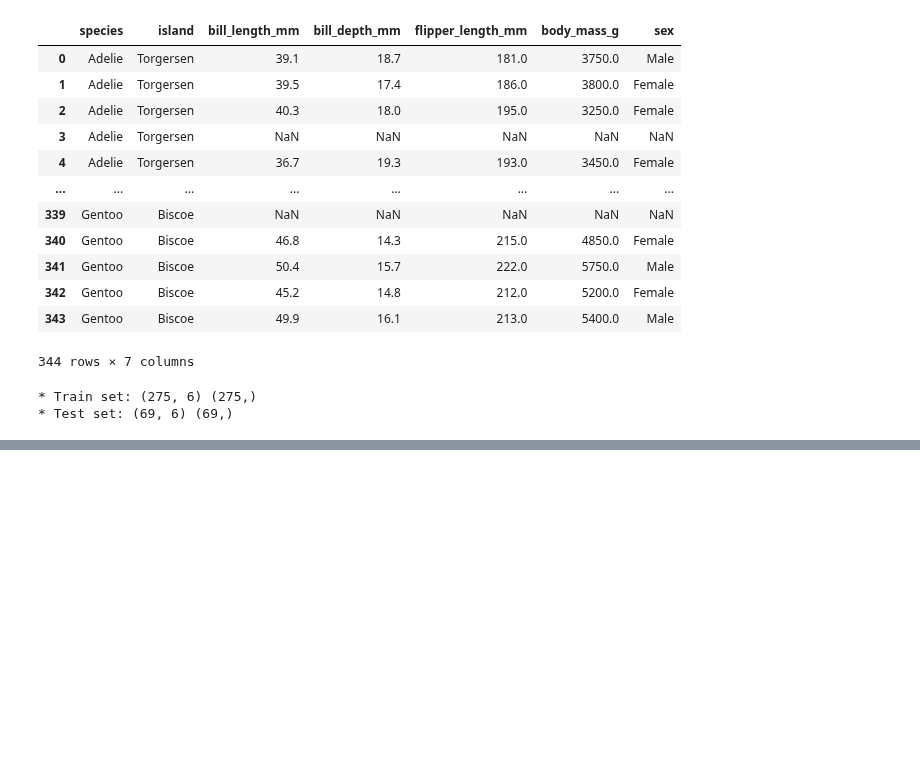
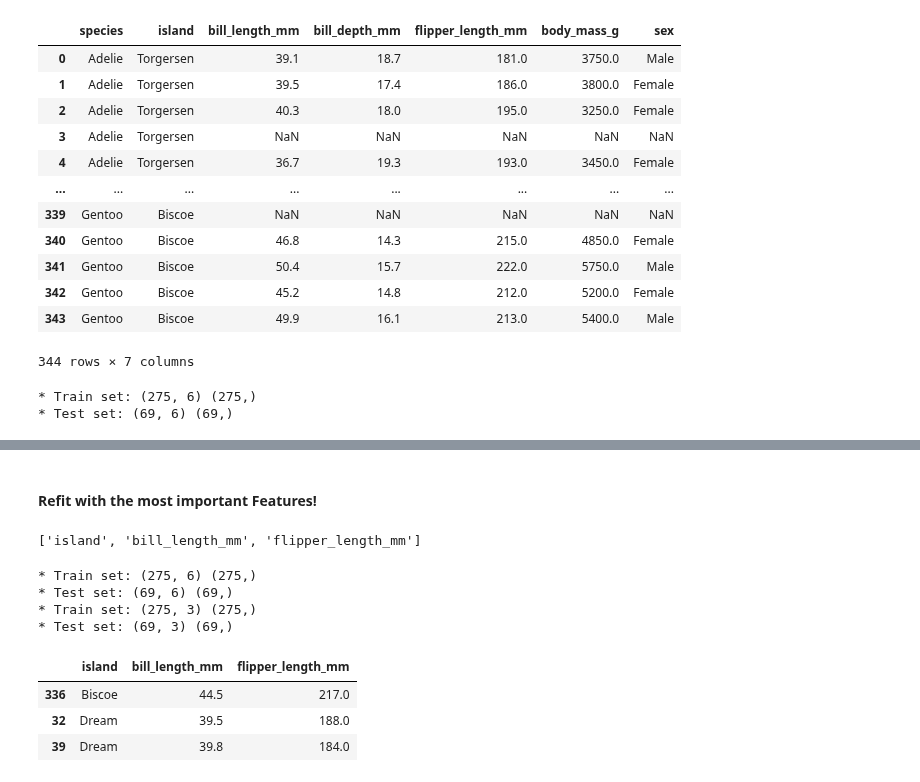
Before and after one commit to Danpr1984/Calculator-, a Jupyter notebook: cross_validation.ipynb, the cells around one changed output, grey strips where cells are left out. Cells and saved outputs as stored; diff of their text form; code cells hidden in the pictures; blank space fills up the shorter version.

```diff
--- a/cross_validation.ipynb
+++ b/cross_validation.ipynb
@@ -567,0 +752,30 @@ def PipelineOptimization(model):
+# %% [markdown]
+#### Refit with the most important Features!
+# %%
+best_features
+# %% [output]
+['island', 'bill_length_mm', 'flipper_length_mm']
+# %%
+X_train, X_test, y_train, y_test = train_test_split(
+                                        df.drop(['species'], axis=1),
+                                        df['species'],
+                                        test_size=0.2,
+                                        random_state=(101))
+print("* Train set:", X_train.shape, y_train.shape,"\n* Test set:", X_test.shape, y_test.shape)
+
+X_train = X_train.filter(best_features)
+X_test = X_test.filter(best_features)
+
+print("* Train set:", X_train.shape, y_train.shape,"\n* Test set:", X_test.shape, y_test.shape)
+# %% [output]
+* Train set: (275, 6) (275,)
+* Test set: (69, 6) (69,)
+* Train set: (275, 3) (275,)
+* Test set: (69, 3) (69,)
+# %%
+X_train.head(3)
+# %% [output]
+|  | island | bill_length_mm | flipper_length_mm |
+| 336 | Biscoe | 44.5 | 217.0 |
+| 32 | Dream | 39.5 | 188.0 |
+| 39 | Dream | 39.8 | 184.0 |
```
Also changed, not shown: parts of 11 cells of this notebook.
